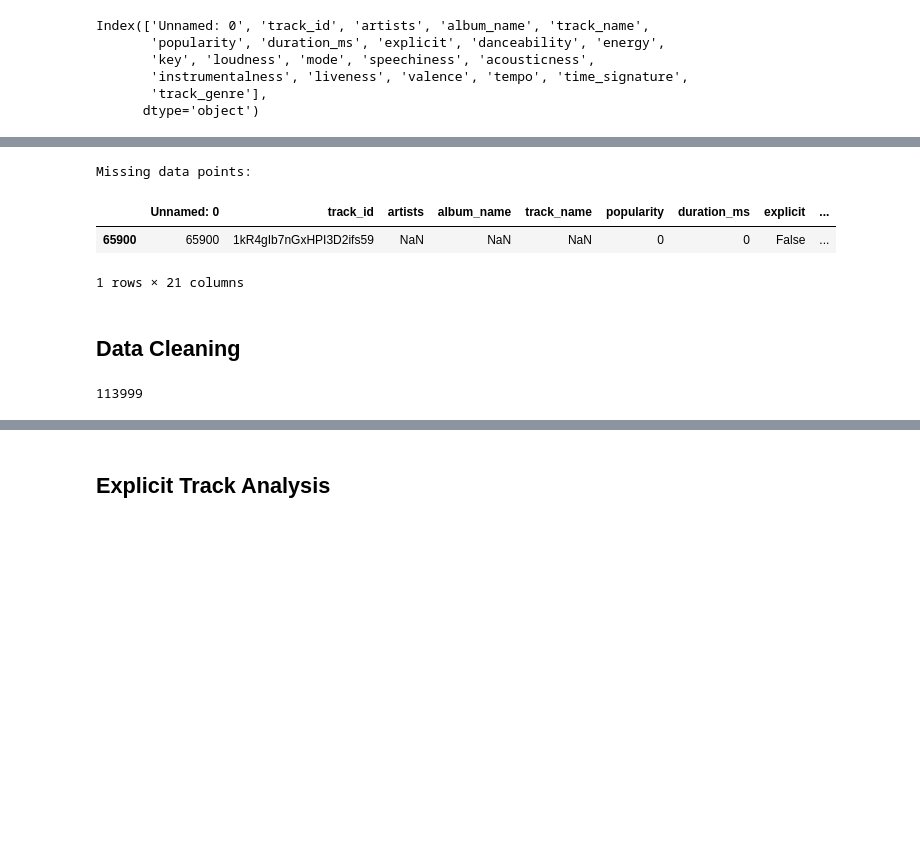
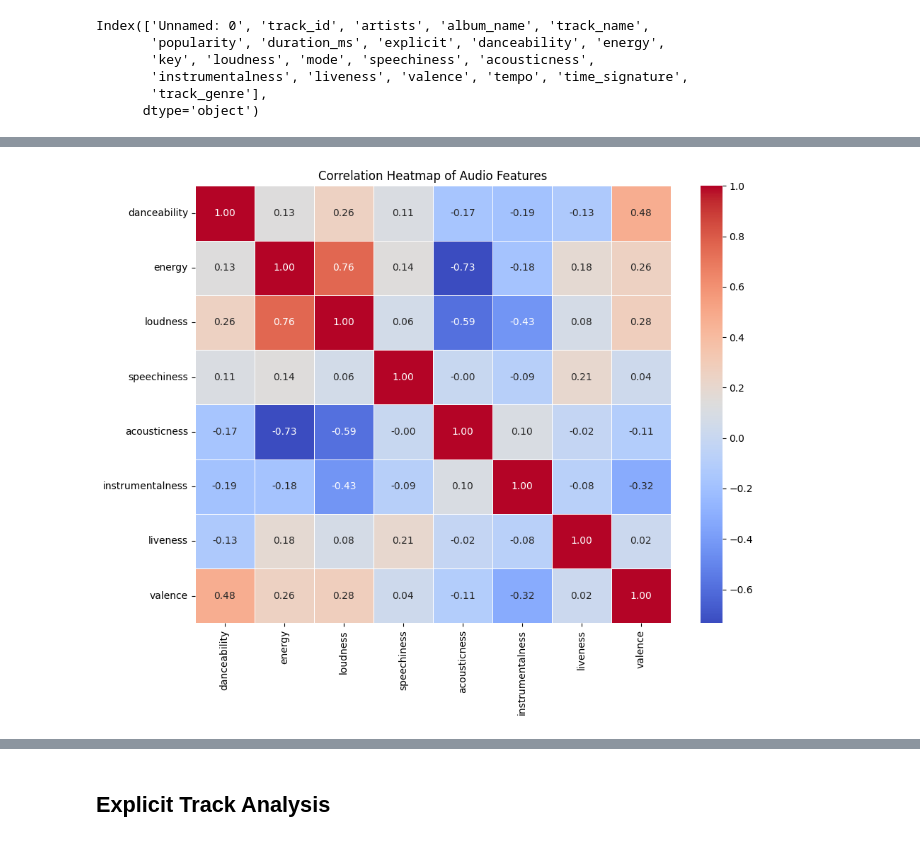
Before and after one commit to laceyp99/DataAnalysis, a Jupyter notebook: Spotify/spotify_analysis.ipynb, the cells around one changed output, grey strips where cells are left out. Saved outputs shown, nothing was run; the diff lists cells and outputs as text; code cells hidden in the pictures; blank space fills up the shorter version.

```diff
--- a/Spotify/spotify_analysis.ipynb
+++ b/Spotify/spotify_analysis.ipynb
@@ -57,17 +75,12 @@ memory usage: 17.5+ MB
-# %%
-# Check for missing values
-print("Missing data points:")
-df_missing = df[df.isnull().any(axis=1)]
-df_missing
-# %% [output]
-Missing data points:
-|  | Unnamed: 0 | track_id | artists | album_name | track_name | popularity | duration_ms | explicit | ... |
-| 65900 | 65900 | 1kR4gIb7nGxHPI3D2ifs59 | NaN | NaN | NaN | 0 | 0 | False | ... |
-1 rows × 21 columns
-# %% [markdown]
-## Data Cleaning
-# %%
-df.dropna(inplace=True)  # Drop rows with missing values since it is only one data point
-len(df)  # Check the length of the dataframe after dropping missing values
-# %% [output]
-113999
+# %%
+features = ['danceability', 'energy', 'loudness', 'speechiness', 'acousticness', 'instrumentalness', 'liveness', 'valence']
+# Calculate the correlation matrix using all defined features
+corr = df[features].corr()
+
+plt.figure(figsize=(10, 8))
+sns.heatmap(corr, annot=True, cmap='coolwarm', fmt=".2f", linewidths=.5)
+plt.title("Correlation Heatmap of Audio Features")
+plt.tight_layout()
+plt.show()
+# %% [output]
+[figure, added]
```
Also changed, not shown: parts of 6 cells of this notebook.
